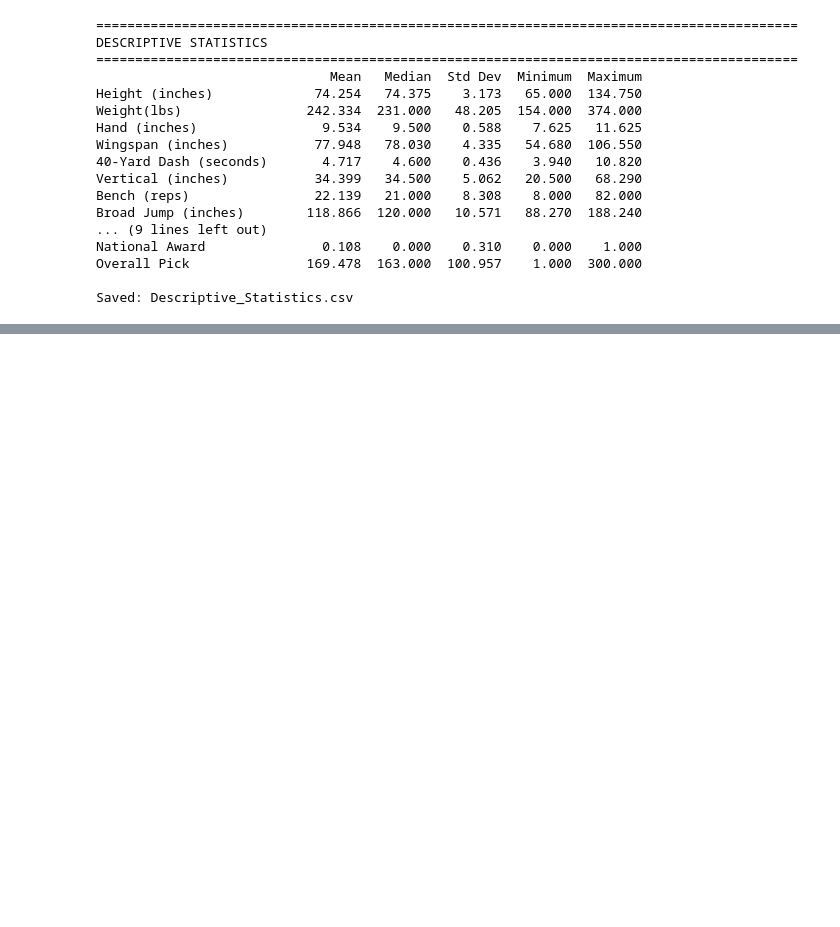
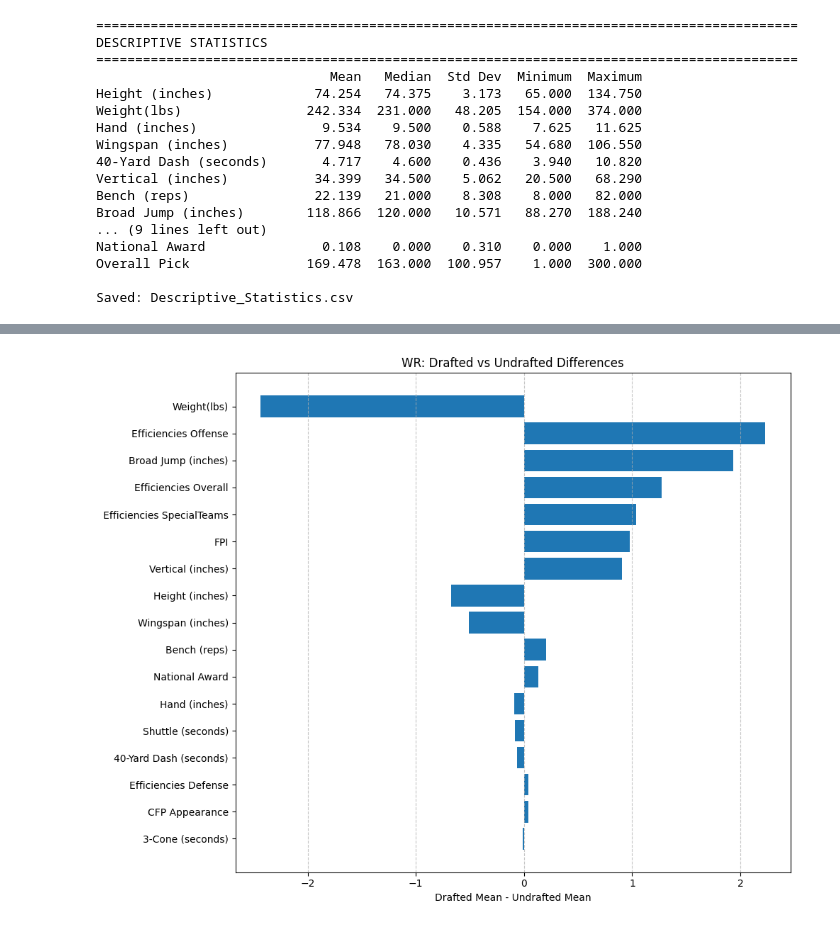
Before and after one commit to alexlevkulich/BSAN-Project-2, a Jupyter notebook: predict2026.ipynb, the cells around one changed output, grey strips where cells are left out. Drawn from its saved outputs; the diff is of its cells as text; code cells hidden in the pictures; blank space fills up the shorter version.

```diff
--- a/predict2026.ipynb
+++ b/predict2026.ipynb
@@ -1317,0 +1791,32 @@ Saved: Descriptive_Statistics.csv
+# %%
+plot_df = comparison.sort_values(
+    by="Difference",
+    key=abs,
+    ascending=True
+)
+
+plt.figure(figsize=(10,8))
+
+plt.barh(
+    plot_df.index,
+    plot_df["Difference"]
+)
+
+plt.title(
+    f"{position}: Drafted vs Undrafted Differences"
+)
+
+plt.xlabel(
+    "Drafted Mean - Undrafted Mean"
+)
+
+plt.grid(
+    axis="x",
+    linestyle="--",
+    alpha=0.7
+)
+
+plt.tight_layout()
+plt.show()
+# %% [output]
+[figure, added]
```
Also changed, not shown: parts of 9 cells of this notebook, 27 other files.
